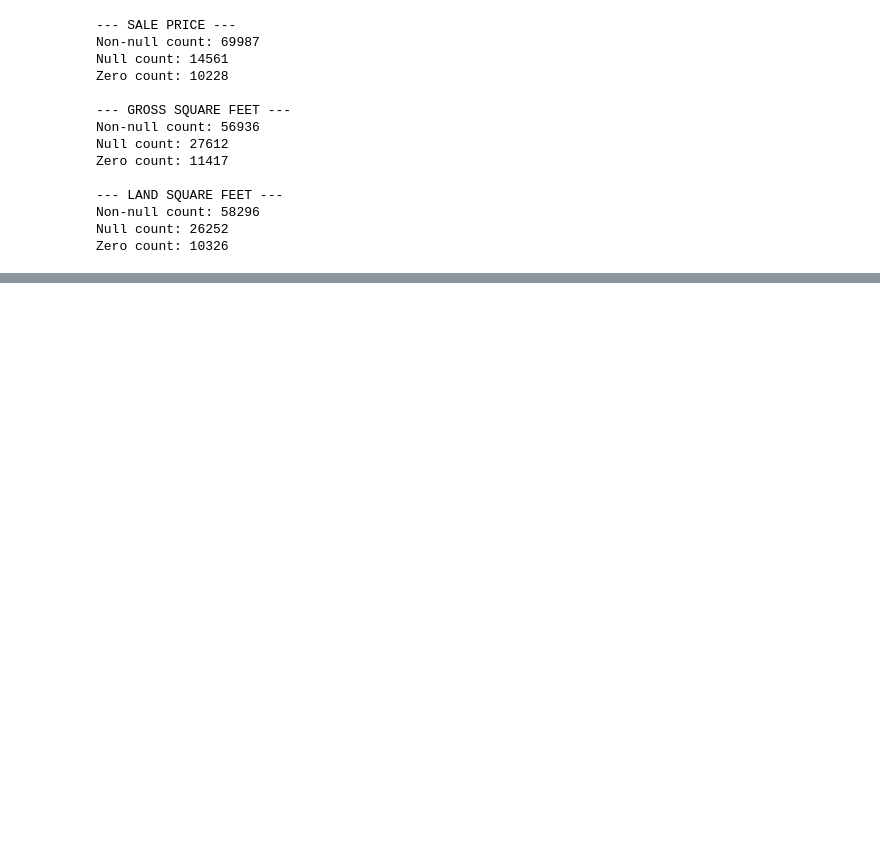
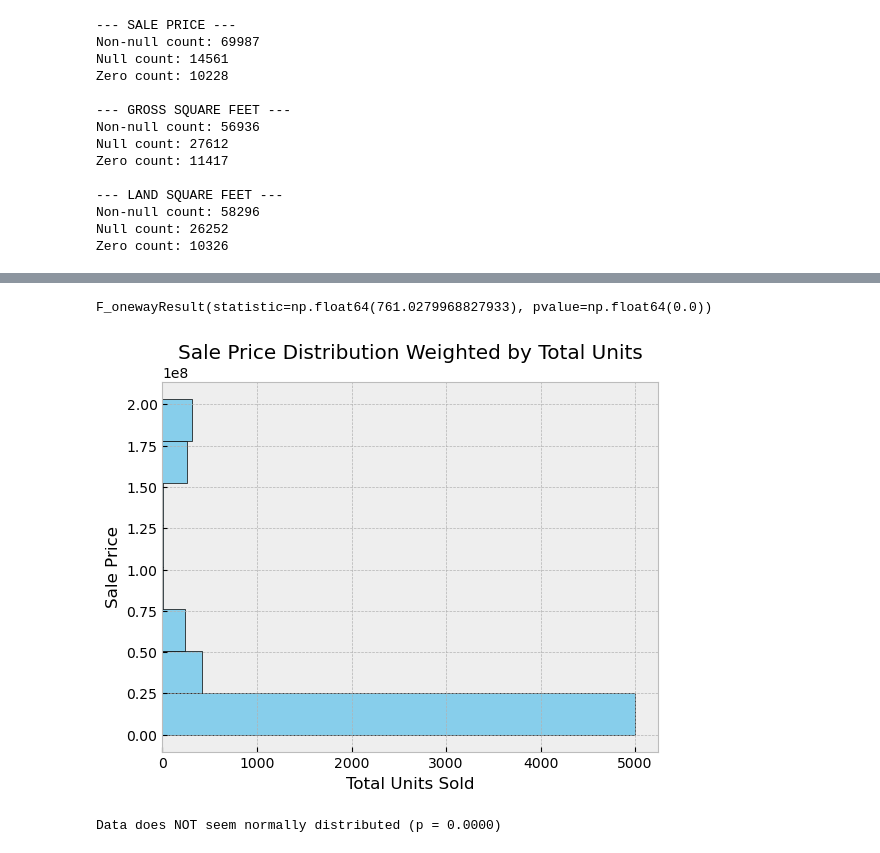
Before and after one commit to stefkwan/pytn_300725, a Jupyter notebook: assignment02.ipynb, the cells around one changed output, grey strips where cells are left out. Drawn from its saved outputs; the diff is of its cells as text; code cells hidden in the pictures; blank space fills up the shorter version.

Commit message:
assignment02

```diff
--- a/assignment02.ipynb
+++ b/assignment02.ipynb
@@ -174,0 +246,16 @@ Zero count: 10326
+# %%
+# Create list to hold categories
+year_built_category = []
+
+# Loop through each value in YEAR BUILT
+for year in df_nyc_property_clean["YEAR BUILT"]:
+    if year < 2001:
+        year_built_category.append("< Year 2001")
+    else:
+        year_built_category.append(">= Year 2001")
+
+# Assign list to new column
+df_nyc_property_clean["YEAR BUILT CATEGORY"] = year_built_category
+
+# Preview
+df_nyc_property_clean.head(10)
@@ -174,0 +399,48 @@ Zero count: 10326
+# %%
+stats.f_oneway(nyc_property_clean_tax_2A_units, nyc_property_clean_tax_2B_units, nyc_property_clean_tax_2_units, nyc_property_clean_tax_4_units, nyc_property_clean_tax_1_units, nyc_property_clean_tax_2C_units)
+# %% [output]
+F_onewayResult(statistic=np.float64(761.0279968827933), pvalue=np.float64(0.0))
+# %%
+import matplotlib.pyplot as plt
+import numpy as np
+import pandas as pd
+from scipy.stats import shapiro
+
+# Filter for post-2001 properties
+df_post2001 = df_nyc_property_clean[df_nyc_property_clean['YEAR BUILT CATEGORY'] == '>= Year 2001']
+
+# Columns
+price = df_post2001['SALE PRICE']
+weights = df_post2001['TOTAL UNITS']  # Use total units as weight
+
+# Number of bins
+num_bins = 8
+
+plt.style.use('bmh')
+
+# Compute weighted histogram
+freq, bin_edges = np.histogram(price, bins=num_bins, weights=weights)
+
+# Horizontal histogram
+plt.barh(
+    y=(bin_edges[:-1] + bin_edges[1:]) / 2,  # use midpoints for better visualization
+    width=freq,
+    height=np.diff(bin_edges),
+    edgecolor='black',
+    color='skyblue'
+)
+
+plt.ylabel('Sale Price')
+plt.xlabel('Total Units Sold')
+plt.title('Sale Price Distribution Weighted by Total Units')
+plt.show()
+
+# Check for normality using Shapiro-Wilk test
+stat, p_value = shapiro(price)
+if p_value > 0.05:
+    print(f'Data seems normally distributed (p = {p_value:.4f})')
+else:
+    print(f'Data does NOT seem normally distributed (p = {p_value:.4f})')
+# %% [output]
+[figure, added]
+Data does NOT seem normally distributed (p = 0.0000)
```
Also changed, not shown: parts of 16 cells of this notebook.
